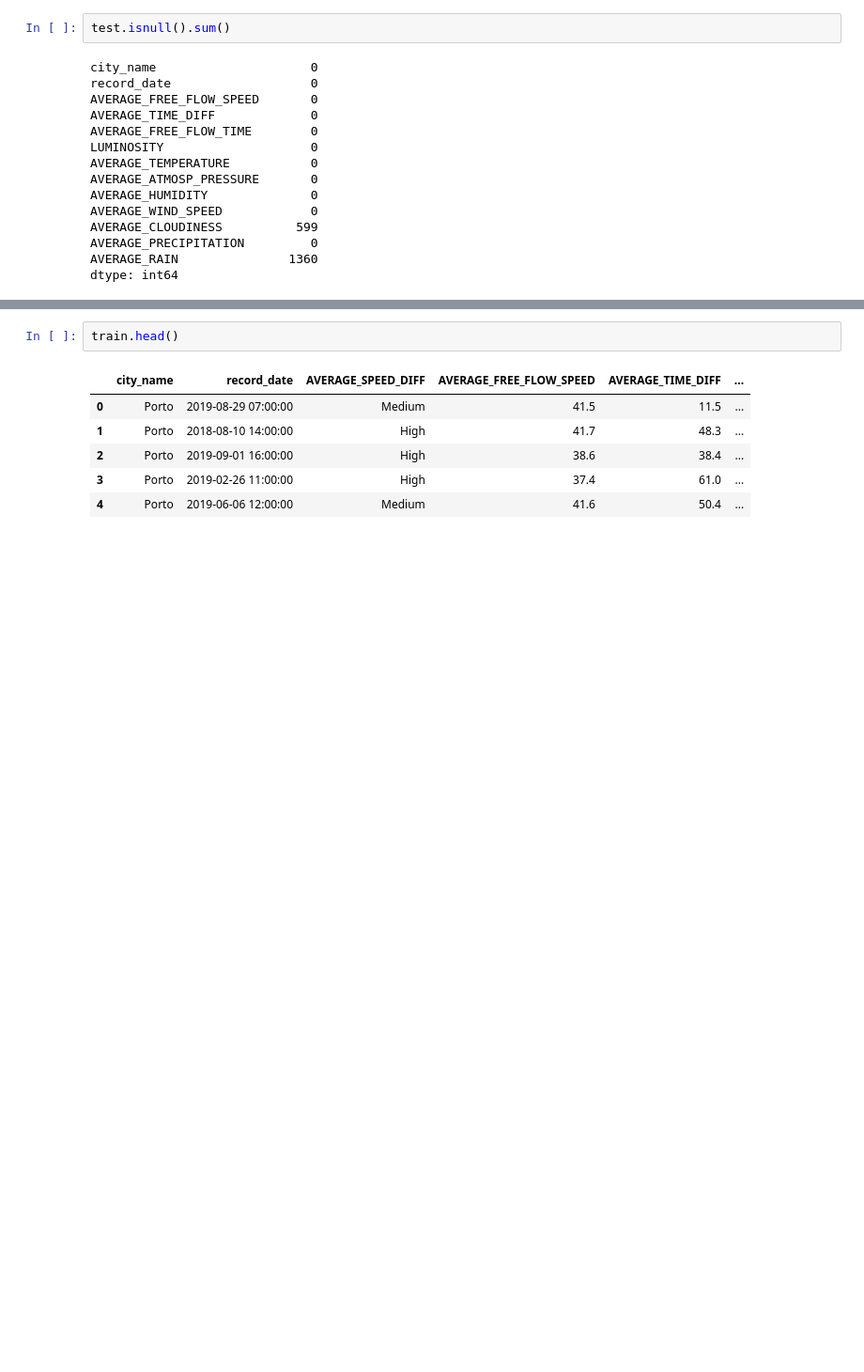
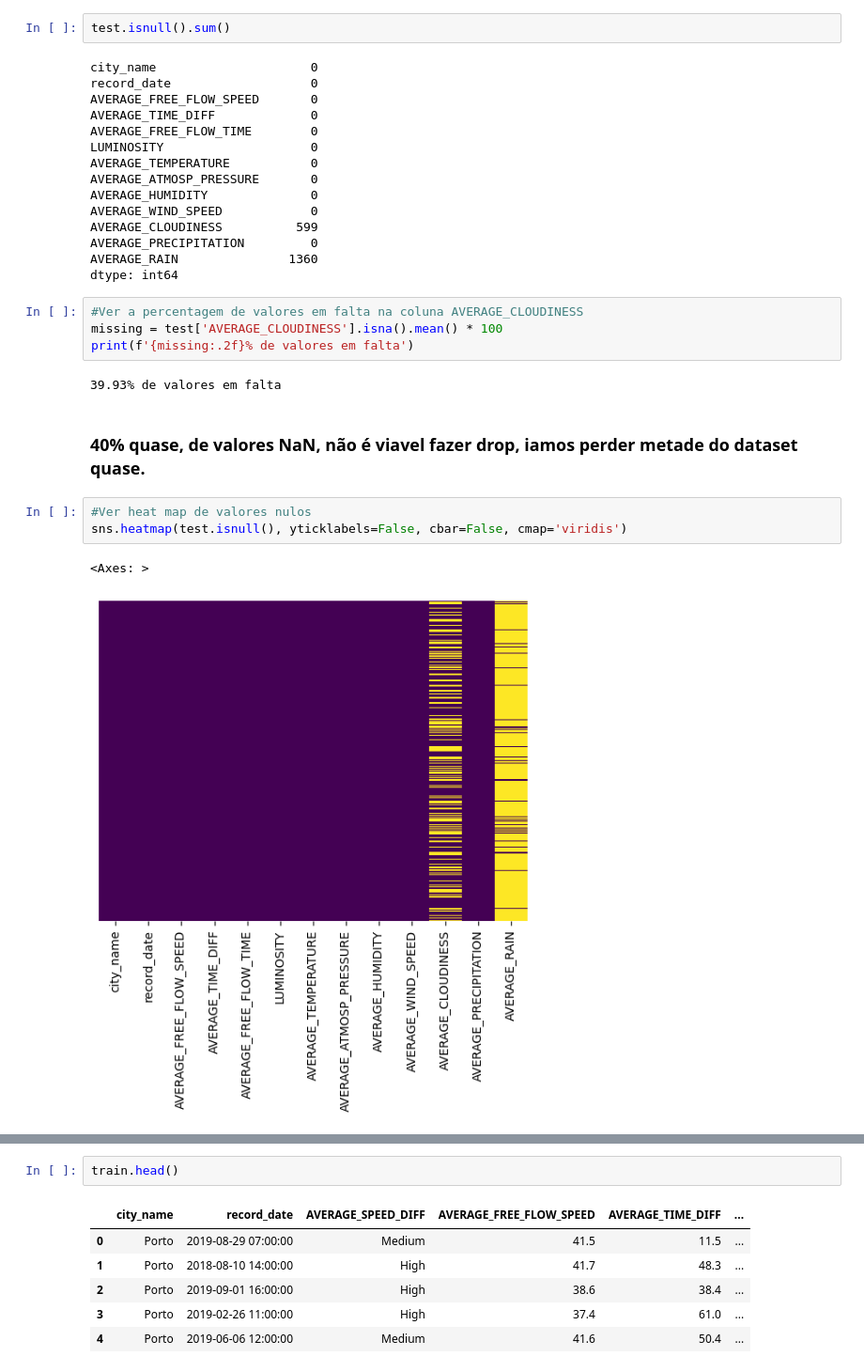
Before and after one commit to GuilhermeLobo225/DAA, a Jupyter notebook: Project.ipynb, the cells around one changed output, grey strips where cells are left out. Shown: that part at 94% size. Drawn from its saved outputs; the diff is of its cells as text; blank space fills up the shorter version.

```diff
--- a/Project.ipynb
+++ b/Project.ipynb
@@ -70,3 +81,17 @@ AVERAGE_CLOUDINESS          599
 AVERAGE_PRECIPITATION         0
 AVERAGE_RAIN               1360
 dtype: int64
+# %%
+#Ver a percentagem de valores em falta na coluna AVERAGE_CLOUDINESS
+missing = test['AVERAGE_CLOUDINESS'].isna().mean() * 100
+print(f'{missing:.2f}% de valores em falta')
+# %% [output]
+39.93% de valores em falta
+# %% [markdown]
+### 40% quase, de valores NaN, não é viavel fazer drop, iamos perder metade do dataset quase.
+# %%
+#Ver heat map de valores nulos
+sns.heatmap(test.isnull(), yticklabels=False, cbar=False, cmap='viridis')
+# %% [output]
+<Axes: >
+[figure, added]
```
Also changed, not shown: parts of 44 cells of this notebook.
